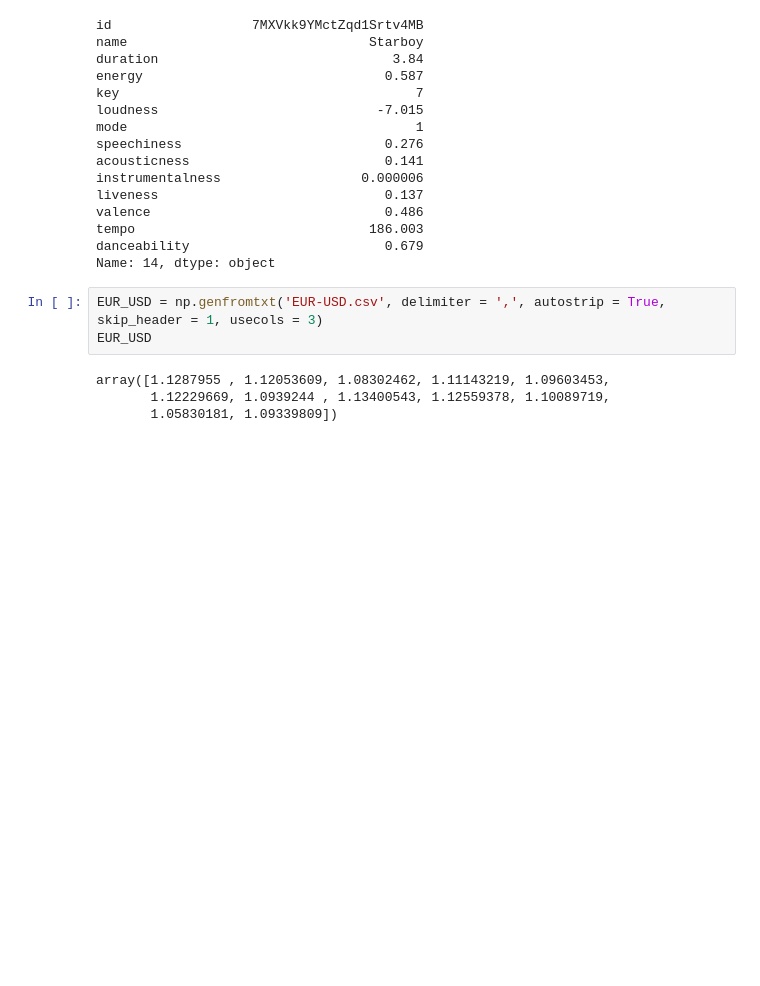
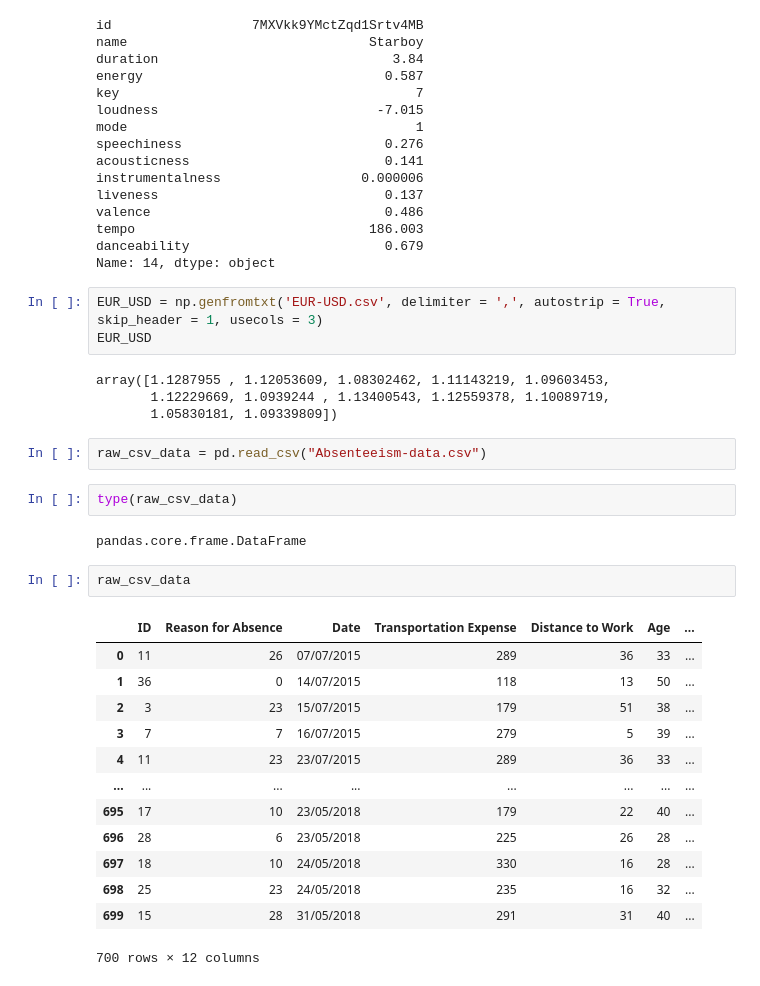
Before and after one commit to dilaraesmer/The-Data-Analyst-Course-Complete-Data-Analyst-Bootcamp-2023, a Jupyter notebook: Example_1.ipynb, the cells around one changed output. Cells and saved outputs as stored; diff of their text form; blank space fills up the shorter version.

```diff
--- a/Example_1.ipynb
+++ b/Example_1.ipynb
@@ -139,3 +139,25 @@ EUR_USD
 array([1.1287955 , 1.12053609, 1.08302462, 1.11143219, 1.09603453,
        1.12229669, 1.0939244 , 1.13400543, 1.12559378, 1.10089719,
        1.05830181, 1.09339809])
+# %%
+raw_csv_data = pd.read_csv("Absenteeism-data.csv")
+# %%
+type(raw_csv_data)
+# %% [output]
+pandas.core.frame.DataFrame
+# %%
+raw_csv_data
+# %% [output]
+|  | ID | Reason for Absence | Date | Transportation Expense | Distance to Work | Age | ... |
+| 0 | 11 | 26 | 07/07/2015 | 289 | 36 | 33 | ... |
+| 1 | 36 | 0 | 14/07/2015 | 118 | 13 | 50 | ... |
+| 2 | 3 | 23 | 15/07/2015 | 179 | 51 | 38 | ... |
+| 3 | 7 | 7 | 16/07/2015 | 279 | 5 | 39 | ... |
+| 4 | 11 | 23 | 23/07/2015 | 289 | 36 | 33 | ... |
+| ... | ... | ... | ... | ... | ... | ... | ... |
+| 695 | 17 | 10 | 23/05/2018 | 179 | 22 | 40 | ... |
+| 696 | 28 | 6 | 23/05/2018 | 225 | 26 | 28 | ... |
+| 697 | 18 | 10 | 24/05/2018 | 330 | 16 | 28 | ... |
+| 698 | 25 | 23 | 24/05/2018 | 235 | 16 | 32 | ... |
+| 699 | 15 | 28 | 31/05/2018 | 291 | 31 | 40 | ... |
+700 rows × 12 columns
```
